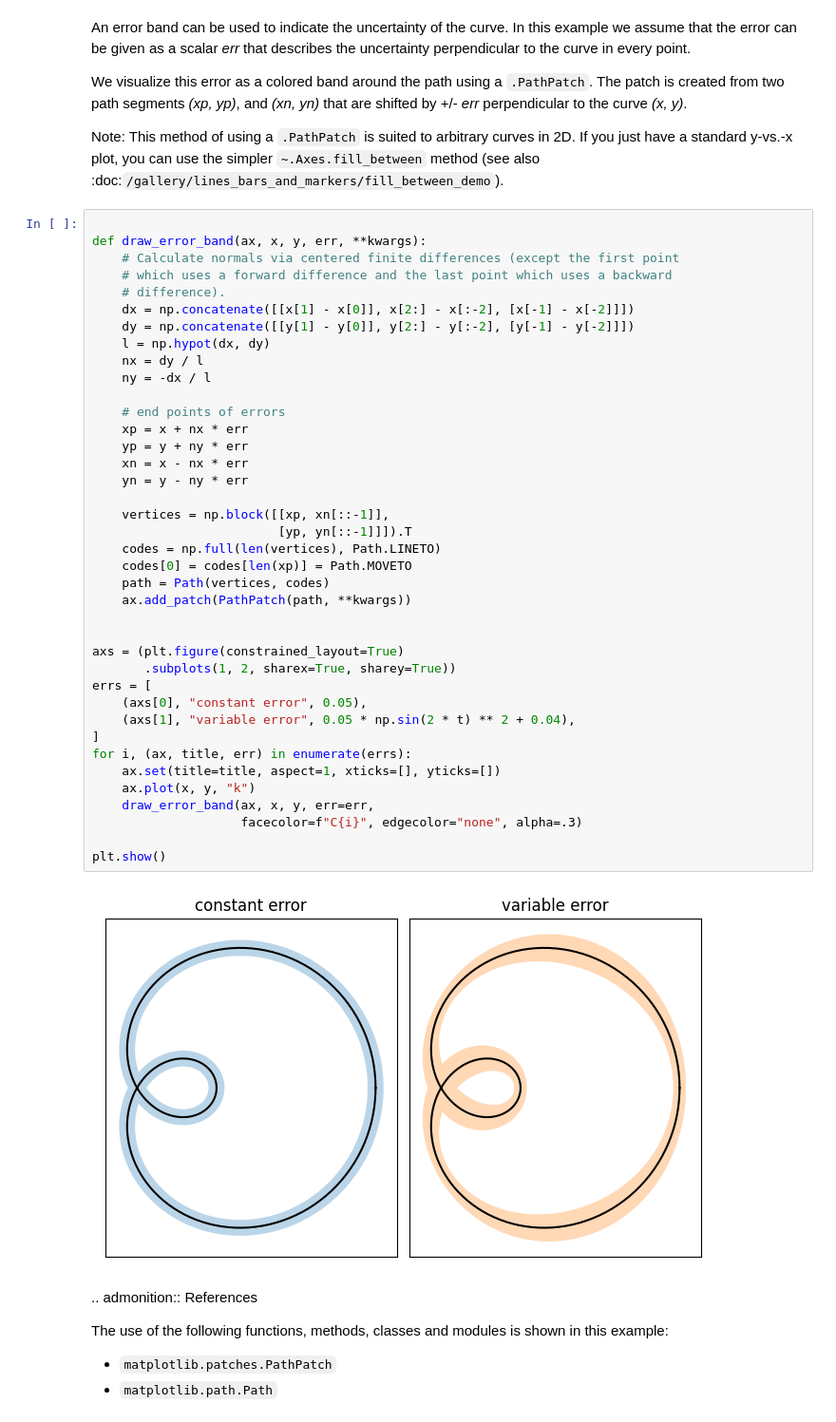
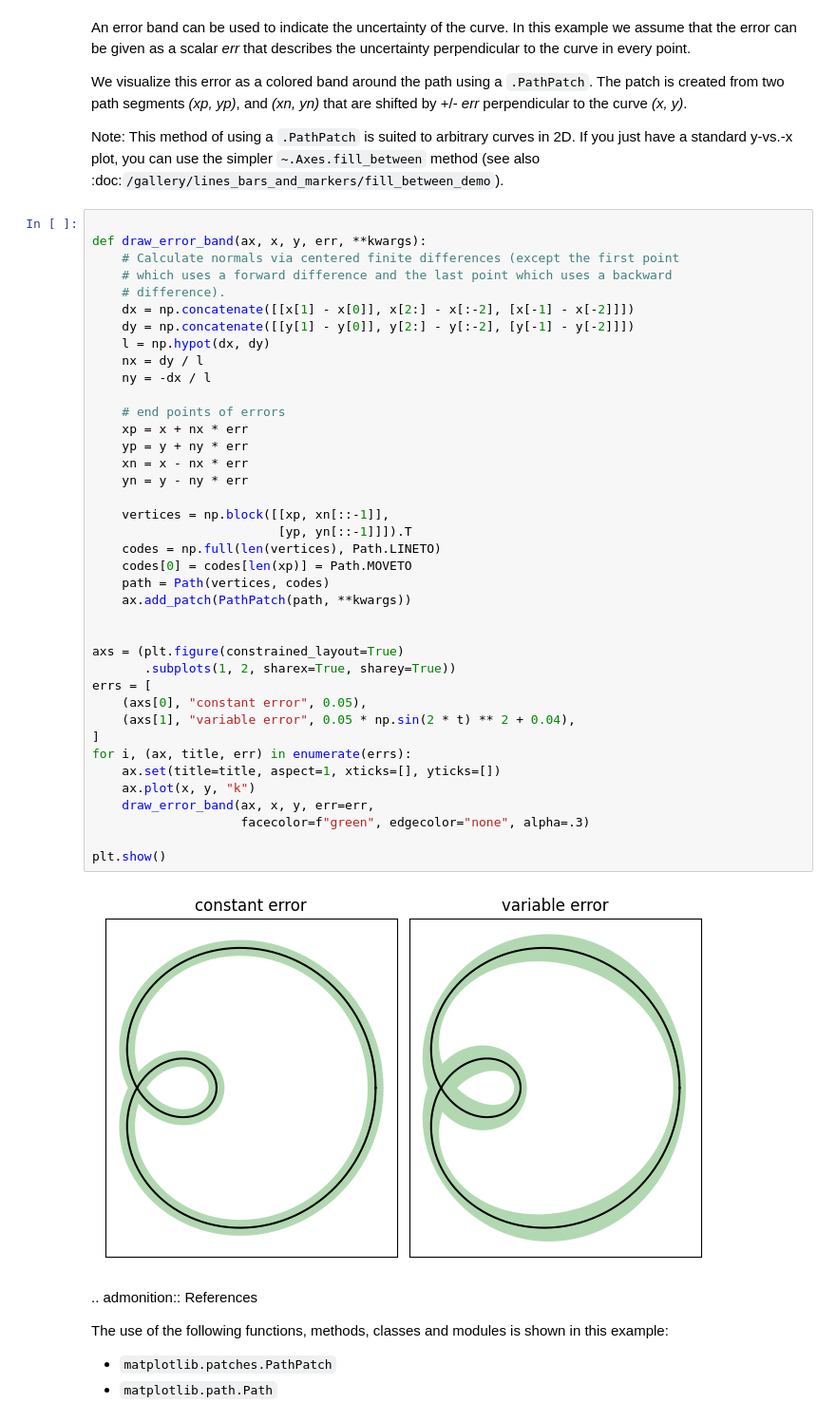
Before and after one commit to kolibril13/matplotlib_comparison, a Jupyter notebook: ex_notebook_rendered.ipynb, the cells around one changed output. Shown at 95% size. Cells and saved outputs as stored; diff of their text form.

```diff
--- a/ex_notebook_rendered.ipynb
+++ b/ex_notebook_rendered.ipynb
@@ -49,35 +49,35 @@ def draw_error_band(ax, x, y, err, **kwargs):
     nx = dy / l
     ny = -dx / l
 
     # end points of errors
     xp = x + nx * err
     yp = y + ny * err
     xn = x - nx * err
     yn = y - ny * err
 
     vertices = np.block([[xp, xn[::-1]],
                          [yp, yn[::-1]]]).T
     codes = np.full(len(vertices), Path.LINETO)
     codes[0] = codes[len(xp)] = Path.MOVETO
     path = Path(vertices, codes)
     ax.add_patch(PathPatch(path, **kwargs))
 
 
 axs = (plt.figure(constrained_layout=True)
        .subplots(1, 2, sharex=True, sharey=True))
 errs = [
     (axs[0], "constant error", 0.05),
     (axs[1], "variable error", 0.05 * np.sin(2 * t) ** 2 + 0.04),
 ]
 for i, (ax, title, err) in enumerate(errs):
     ax.set(title=title, aspect=1, xticks=[], yticks=[])
     ax.plot(x, y, "k")
     draw_error_band(ax, x, y, err=err,
-                    facecolor=f"C{i}", edgecolor="none", alpha=.3)
+                    facecolor=f"green", edgecolor="none", alpha=.3)
 
 plt.show()
 # %% [output]
-[figure, old version]
+[figure, new version]
 # %% [markdown]
 
 .. admonition:: References
```
Also changed, not shown: 3 other files.
